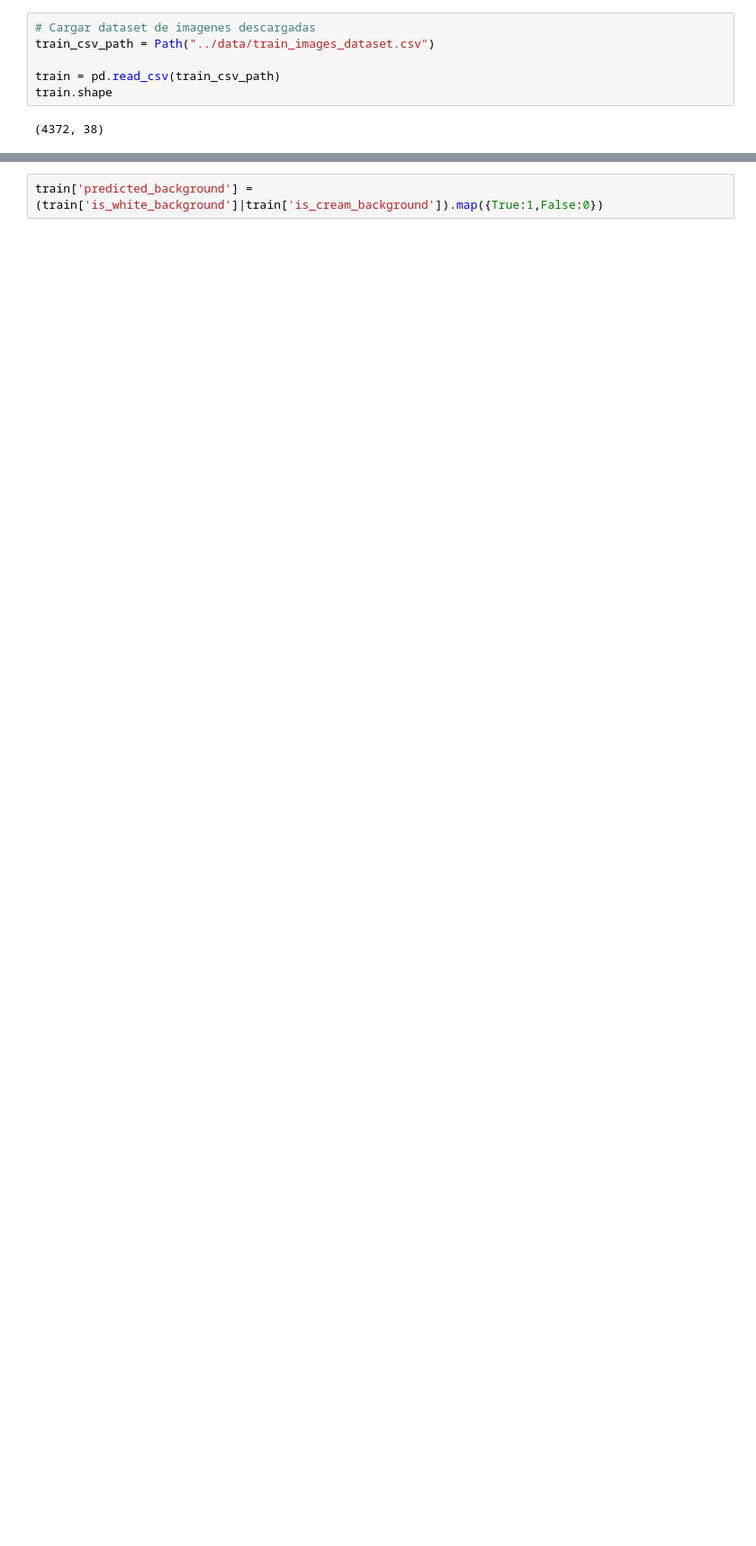
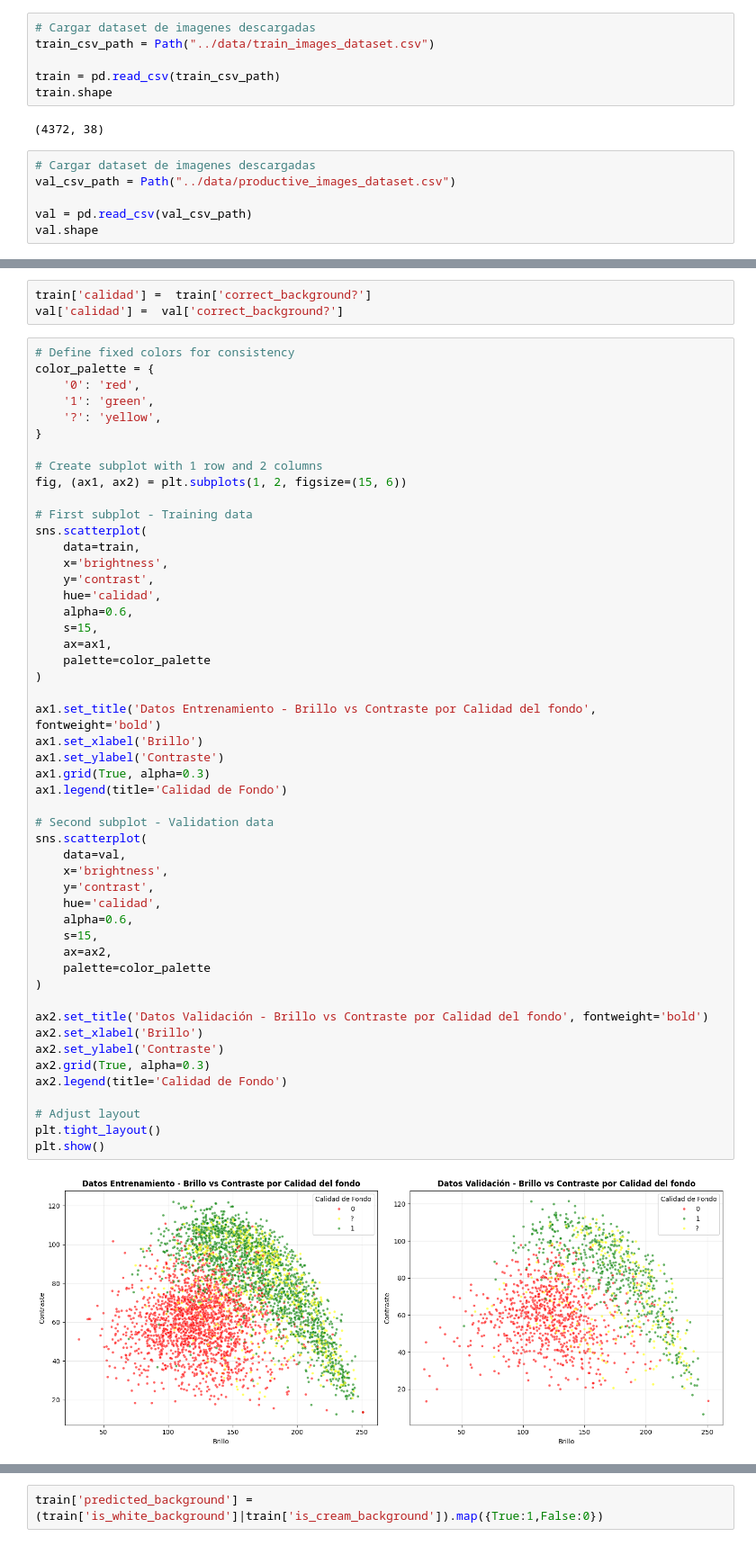
Before and after one commit to jucasamesa/prueba_tecnica_cvc, a Jupyter notebook: image-classification-app/notebooks/prueba_tecnica_cvc.ipynb, the cells around one changed output, grey strips where cells are left out. Shown at 90% size. Saved outputs shown, nothing was run; the diff lists cells and outputs as text; blank space fills up the shorter version.

```diff
--- a/image-classification-app/notebooks/prueba_tecnica_cvc.ipynb
+++ b/image-classification-app/notebooks/prueba_tecnica_cvc.ipynb
@@ -203,3 +212,9 @@ train = pd.read_csv(train_csv_path)
 train.shape
 # %% [output]
 (4372, 38)
+# %%
+# Cargar dataset de imagenes descargadas
+val_csv_path = Path("../data/productive_images_dataset.csv")
+
+val = pd.read_csv(val_csv_path)
+val.shape
@@ -210,0 +272,55 @@ train.sample(1)
+# %%
+train['calidad'] =  train['correct_background?']
+val['calidad'] =  val['correct_background?']
+# %%
+# Define fixed colors for consistency
+color_palette = {
+    '0': 'red',
+    '1': 'green',
+    '?': 'yellow',
+}
+
+# Create subplot with 1 row and 2 columns
+fig, (ax1, ax2) = plt.subplots(1, 2, figsize=(15, 6))
+
+# First subplot - Training data
+sns.scatterplot(
+    data=train,
+    x='brightness',
+    y='contrast',
+    hue='calidad',
+    alpha=0.6,
+    s=15,
+    ax=ax1,
+    palette=color_palette
+)
+
+ax1.set_title('Datos Entrenamiento - Brillo vs Contraste por Calidad del fondo', fontweight='bold')
+ax1.set_xlabel('Brillo')
+ax1.set_ylabel('Contraste')
+ax1.grid(True, alpha=0.3)
+ax1.legend(title='Calidad de Fondo')
+
+# Second subplot - Validation data
+sns.scatterplot(
+    data=val,
+    x='brightness',
+    y='contrast',
+    hue='calidad',
+    alpha=0.6,
+    s=15,
+    ax=ax2,
+    palette=color_palette
+)
+
+ax2.set_title('Datos Validación - Brillo vs Contraste por Calidad del fondo', fontweight='bold')
+ax2.set_xlabel('Brillo')
+ax2.set_ylabel('Contraste')
+ax2.grid(True, alpha=0.3)
+ax2.legend(title='Calidad de Fondo')
+
+# Adjust layout
+plt.tight_layout()
+plt.show()
+# %% [output]
+[figure, added]
```
Also changed, not shown: parts of 50 cells of this notebook, 29 other files.
